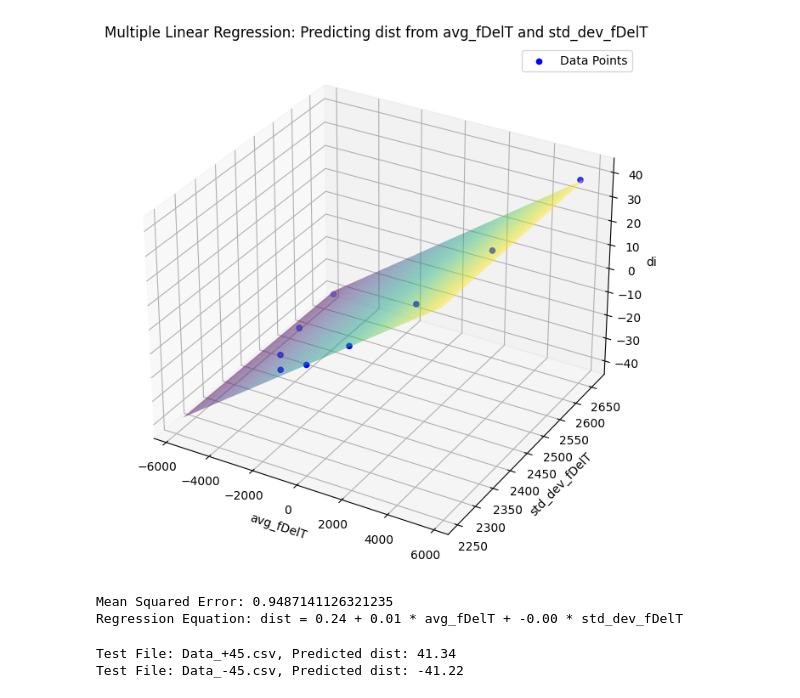
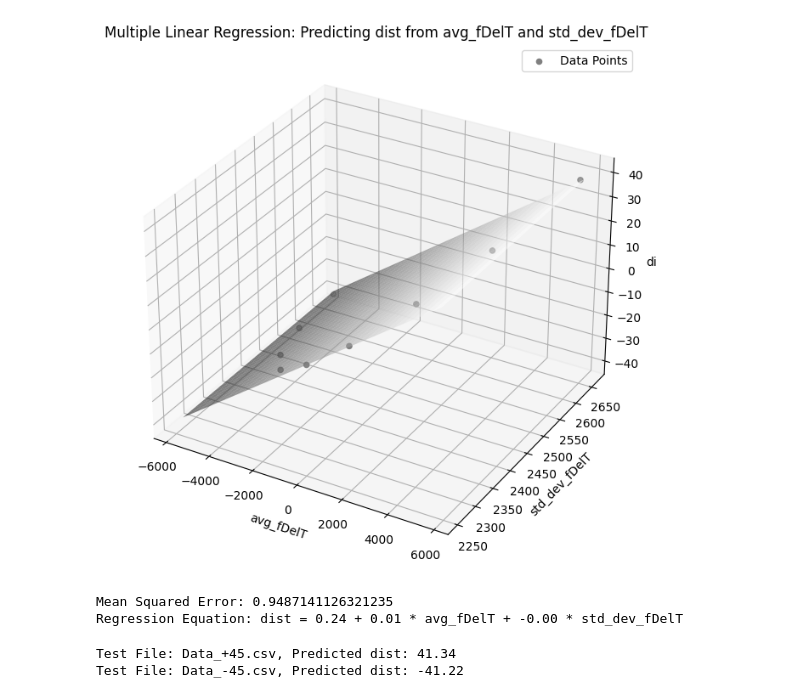
Before and after one commit to omsharma-001/BARC_Muon_Tracking, a Jupyter notebook: BARC_Conference/std dev and final results.ipynb, the cells around one changed output. Drawn from its saved outputs; the diff is of its cells as text; code cells hidden in the pictures.

```diff
--- a/BARC_Conference/std dev and final results.ipynb
+++ b/BARC_Conference/std dev and final results.ipynb
@@ -42,36 +42,43 @@ avg_fDelT_range = np.linspace(min(avg_fDelT), max(avg_fDelT), 30)
 std_dev_fDelT_range = np.linspace(min(std_dev_fDelT), max(std_dev_fDelT), 30)
 avg_fDelT_range, std_dev_fDelT_range = np.meshgrid(avg_fDelT_range, std_dev_fDelT_range)
 dist_predicted = model_multi.predict(np.array([avg_fDelT_range.flatten(), std_dev_fDelT_range.flatten()]).T)
 
 # Create a 3D scatter plot with the regression plane
+# Create a 3D scatter plot with the regression plane
 fig = plt.figure(figsize=(12, 8))
 ax = fig.add_subplot(111, projection='3d')
-ax.scatter(avg_fDelT, std_dev_fDelT, dist_data, color='blue', label='Data Points')
-ax.plot_surface(avg_fDelT_range, std_dev_fDelT_range, dist_predicted.reshape(avg_fDelT_range.shape), alpha=0.5, cmap='viridis')
+
+# Representing scatter points in gray
+ax.scatter(avg_fDelT, std_dev_fDelT, dist_data, color='gray', label='Data Points')
+
+# Representing regression plane in grayscale
+ax.plot_surface(avg_fDelT_range, std_dev_fDelT_range, dist_predicted.reshape(avg_fDelT_range.shape), alpha=0.5, cmap='gray')
+
 ax.set_title('Multiple Linear Regression: Predicting dist from avg_fDelT and std_dev_fDelT')
 ax.set_xlabel('avg_fDelT')
 ax.set_ylabel('std_dev_fDelT')
 ax.set_zlabel('dist')
 ax.legend()
 plt.show()
+
 
 # Calculate predictions using the multiple linear regression model
 dist_predicted = model_multi.predict(X)
 
 # Calculate Mean Squared Error
 mse = mean_squared_error(dist_data, dist_predicted)
 
 # Extract coefficients for the regression equation
 coefficients = model_multi.coef_
 intercept = model_multi.intercept_
 
 # Construct the equation
 equation = f"dist = {intercept:.2f} + {coefficients[0]:.2f} * avg_fDelT + {coefficients[1]:.2f} * std_dev_fDelT"
 
 print("Mean Squared Error:", mse)
 print("Regression Equation:", equation)
 # %% [output]
-[figure, old version]
+[figure, new version]
 Mean Squared Error: 0.9487141126321235
 Regression Equation: dist = 0.24 + 0.01 * avg_fDelT + -0.00 * std_dev_fDelT
 # %%
```
Also changed, not shown: 14 other files.
